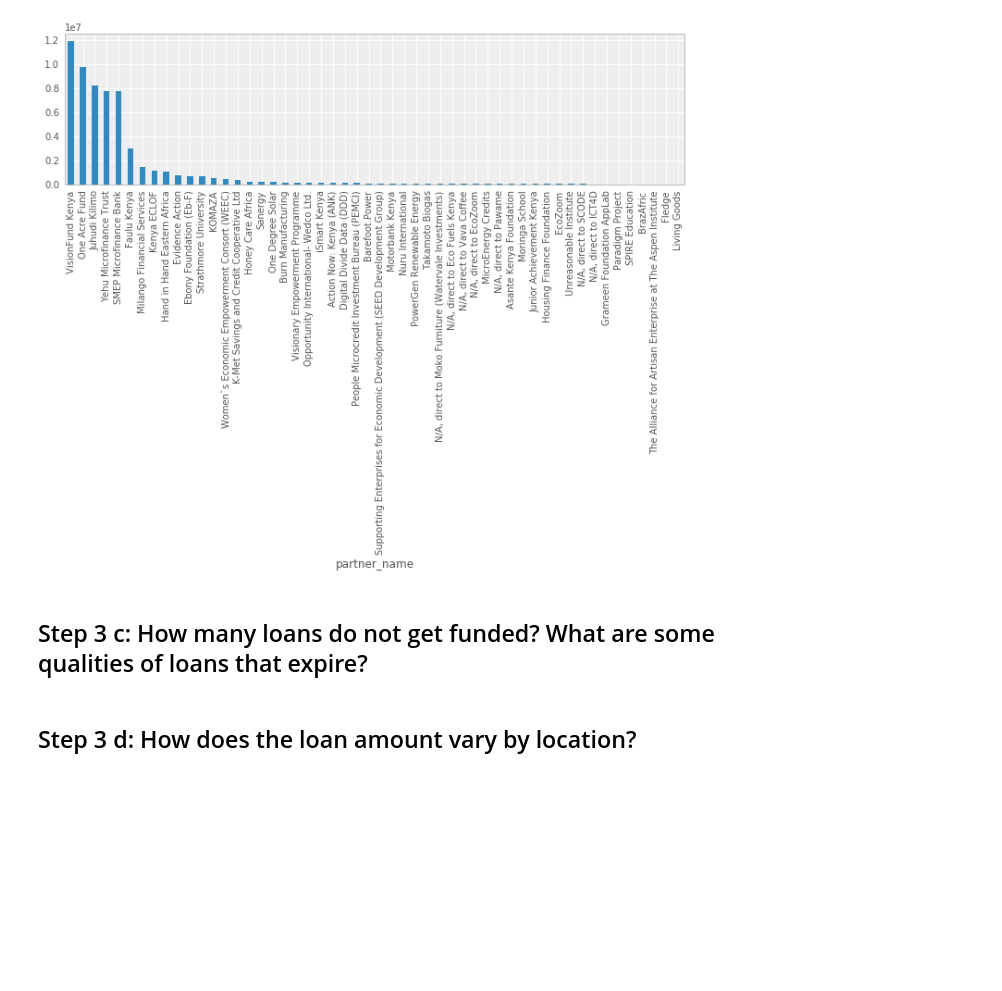
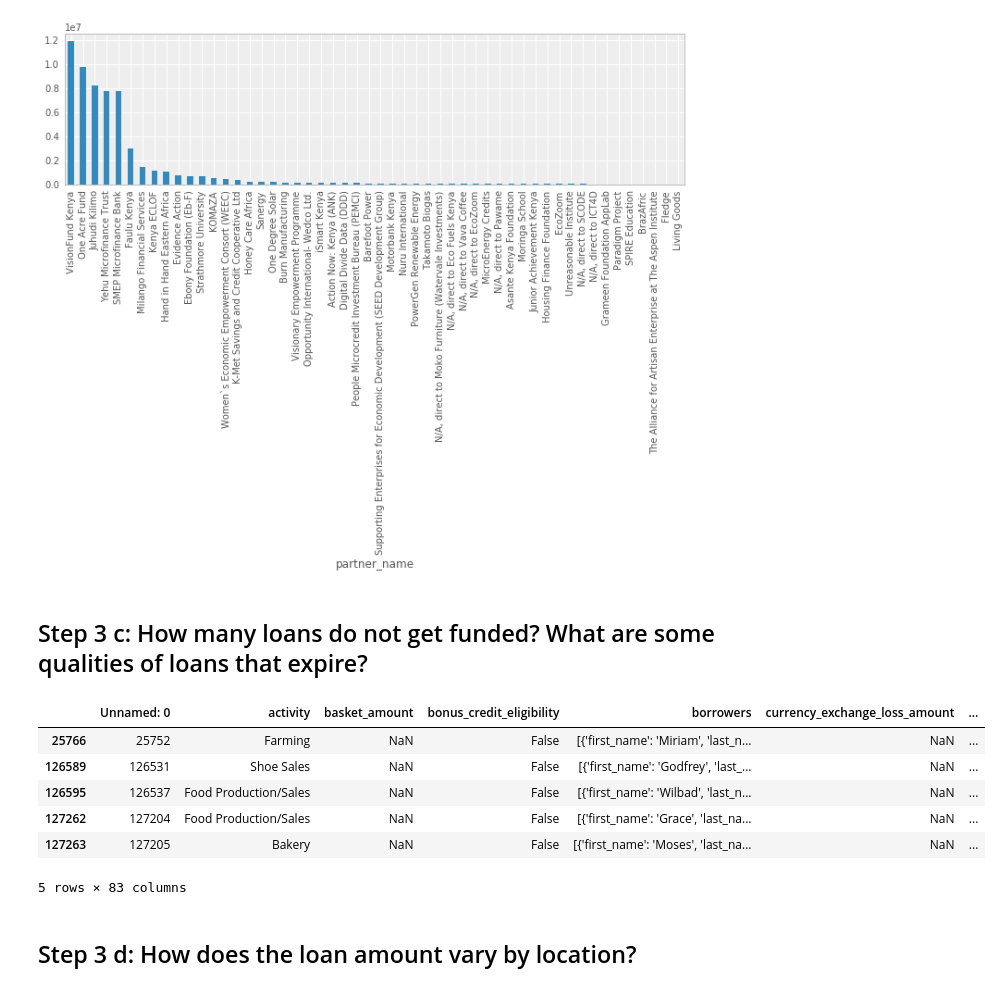
Before and after one commit to kipkurui/machine-learning, a Jupyter notebook: intro_to_machine_learning/module_1_exploratory_analysis/nbs/notebook_1_exploratory_analysis.ipynb, the cells around one changed output. Drawn from its saved outputs; the diff is of its cells as text; code cells hidden in the pictures; blank space fills up the shorter version.

```diff
--- a/intro_to_machine_learning/module_1_exploratory_analysis/nbs/notebook_1_exploratory_analysis.ipynb
+++ b/intro_to_machine_learning/module_1_exploratory_analysis/nbs/notebook_1_exploratory_analysis.ipynb
@@ -612,6 +625,16 @@ df.groupby('partner_name')['loan_amount'].sum().sort_values(ascending=False).plo
 [figure]
 # %% [markdown]
 ## Step 3 c: How many loans do not get funded? What are some qualities of loans that expire?
+# %%
+df.
+# %% [output]
+|  | Unnamed: 0 | activity | basket_amount | bonus_credit_eligibility | borrowers | currency_exchange_loss_amount | ... |
+| 25766 | 25752 | Farming | NaN | False | [{'first_name': 'Miriam', 'last_n... | NaN | ... |
+| 126589 | 126531 | Shoe Sales | NaN | False | [{'first_name': 'Godfrey', 'last_... | NaN | ... |
+| 126595 | 126537 | Food Production/Sales | NaN | False | [{'first_name': 'Wilbad', 'last_n... | NaN | ... |
+| 127262 | 127204 | Food Production/Sales | NaN | False | [{'first_name': 'Grace', 'last_na... | NaN | ... |
+| 127263 | 127205 | Bakery | NaN | False | [{'first_name': 'Moses', 'last_na... | NaN | ... |
+5 rows × 83 columns
 # %% [markdown]
 ## Step 3 d: How does the loan amount vary by location?
 # %% [markdown]
```
Also changed, not shown: parts of 19 cells of this notebook, 1 other file.
